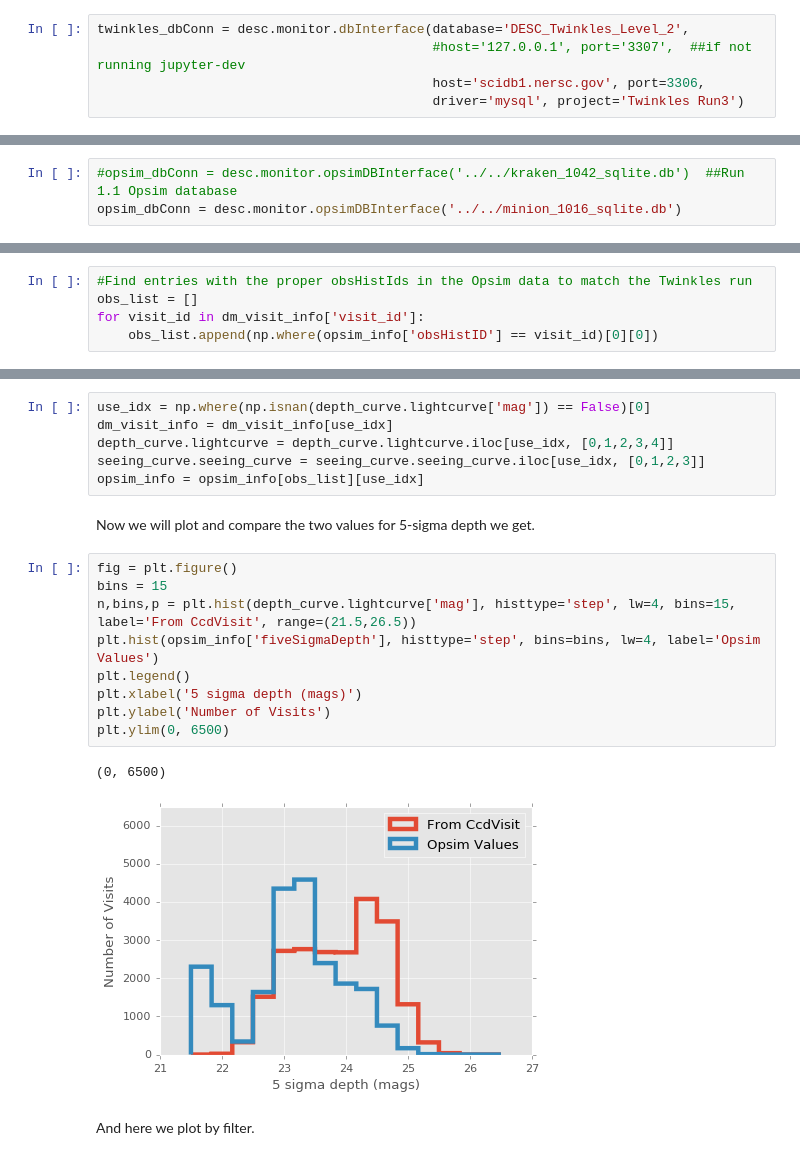
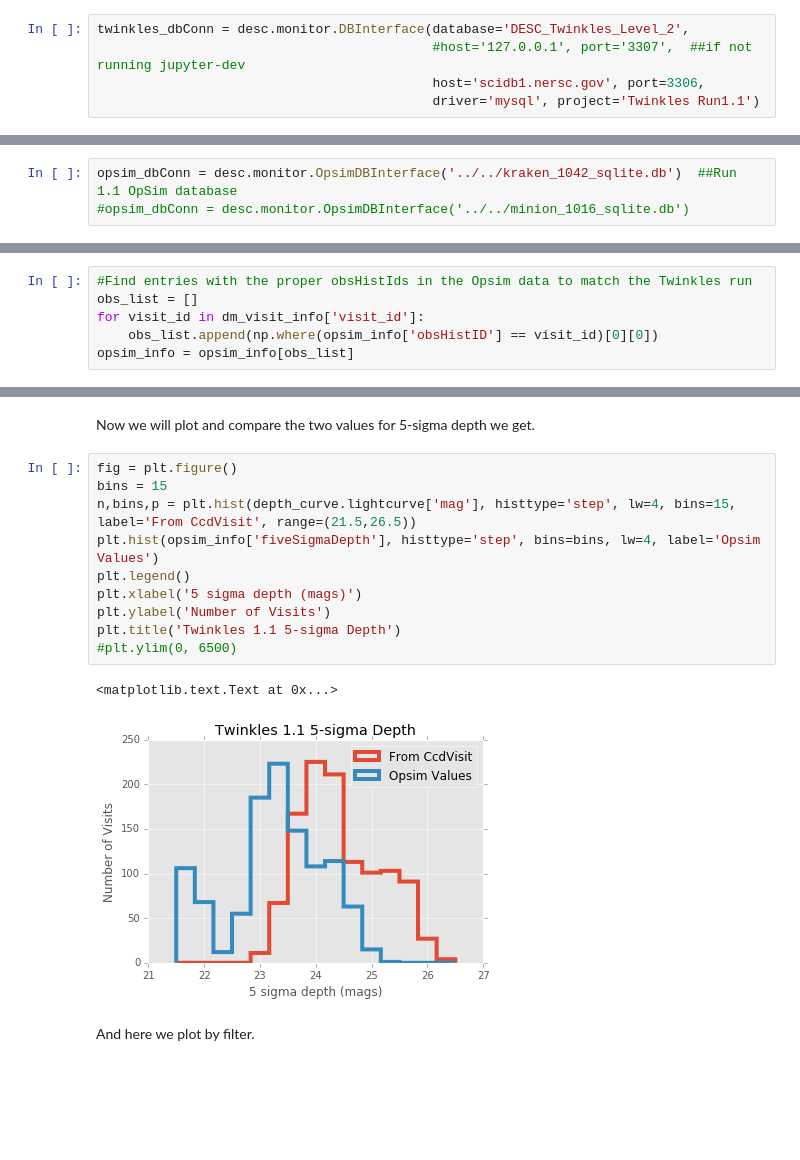
Before and after one commit to LSSTDESC/Monitor, a Jupyter notebook: examples/simple_error_model.ipynb, the cells around one changed output, grey strips where cells are left out. Cells and saved outputs as stored; diff of their text form; blank space fills up the shorter version.

```diff
--- a/examples/simple_error_model.ipynb
+++ b/examples/simple_error_model.ipynb
@@ -56,13 +58,13 @@ truth_dbConn = desc.monitor.truthDBInterface(database=star_db_name, driver='sqli
 # %% [markdown]
 Then we'll establish a database connection to the NERSC MySQL database for the observed data from Twinkles.
 # %%
-twinkles_dbConn = desc.monitor.dbInterface(database='DESC_Twinkles_Level_2',
+twinkles_dbConn = desc.monitor.DBInterface(database='DESC_Twinkles_Level_2',
                                            #host='127.0.0.1', port='3307',  ##if not running jupyter-dev
                                            host='scidb1.nersc.gov', port=3306,
-                                           driver='mysql', project='Twinkles Run3')
+                                           driver='mysql', project='Twinkles Run1.1')
 # %% [markdown]
 And finally we'll establish the connection the Opsim database.
 # %%
-#opsim_dbConn = desc.monitor.opsimDBInterface('../../kraken_1042_sqlite.db')  ##Run 1.1 Opsim database
-opsim_dbConn = desc.monitor.opsimDBInterface('../../minion_1016_sqlite.db')
+opsim_dbConn = desc.monitor.OpsimDBInterface('../../kraken_1042_sqlite.db')  ##Run 1.1 OpSim database
+#opsim_dbConn = desc.monitor.OpsimDBInterface('../../minion_1016_sqlite.db')
 # %% [markdown]
@@ -78,6 +80,7 @@ opsim_info = opsim_dbConn.get_summary_depth_info_for_visits(1427)
 obs_list = []
 for visit_id in dm_visit_info['visit_id']:
     obs_list.append(np.where(opsim_info['obsHistID'] == visit_id)[0][0])
+opsim_info = opsim_info[obs_list]
 # %% [markdown]
 ### Use Monitor to assemble depth and seeing curves
 
@@ -143,23 +140,18 @@ The following is a temporary hack.
-# %%
-use_idx = np.where(np.isnan(depth_curve.lightcurve['mag']) == False)[0]
-dm_visit_info = dm_visit_info[use_idx]
-depth_curve.lightcurve = depth_curve.lightcurve.iloc[use_idx, [0,1,2,3,4]]
-seeing_curve.seeing_curve = seeing_curve.seeing_curve.iloc[use_idx, [0,1,2,3]]
-opsim_info = opsim_info[obs_list][use_idx]
 # %% [markdown]
 Now we will plot and compare the two values for 5-sigma depth we get.
 # %%
 fig = plt.figure()
 bins = 15
 n,bins,p = plt.hist(depth_curve.lightcurve['mag'], histtype='step', lw=4, bins=15, label='From CcdVisit', range=(21.5,26.5))
 plt.hist(opsim_info['fiveSigmaDepth'], histtype='step', bins=bins, lw=4, label='Opsim Values')
 plt.legend()
 plt.xlabel('5 sigma depth (mags)')
 plt.ylabel('Number of Visits')
-plt.ylim(0, 6500)
+plt.title('Twinkles 1.1 5-sigma Depth')
+#plt.ylim(0, 6500)
 # %% [output]
-(0, 6500)
+<matplotlib.text.Text at 0x...>
-[figure, old version]
+[figure, new version]
 # %% [markdown]
 And here we plot by filter.
 # %%
```
Also changed, not shown: parts of 23 cells of this notebook, 1 other file.
